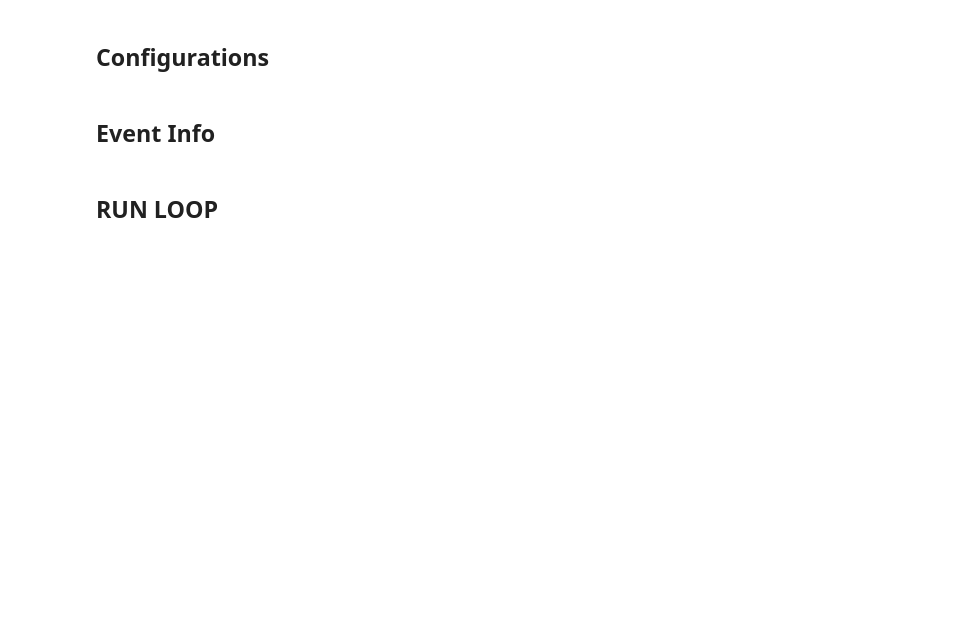
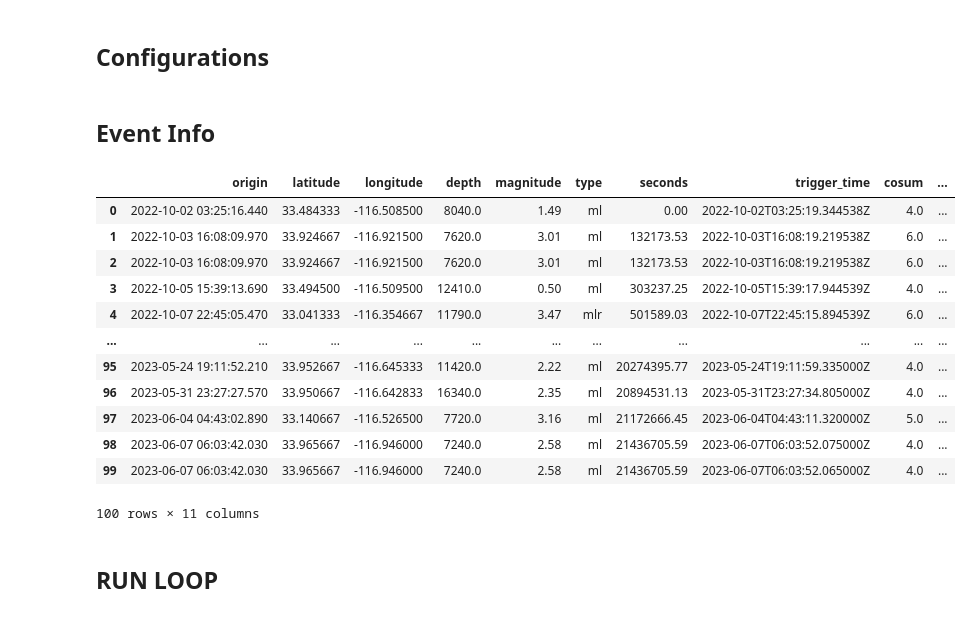
Before and after one commit to andbrocode/notebooks2, a Jupyter notebook: BSPF/BSPF_eventplots_auto.ipynb, the cells around one changed output. Cells and saved outputs as stored; diff of their text form; code cells hidden in the pictures; blank space fills up the shorter version.

```diff
--- a/BSPF/BSPF_eventplots_auto.ipynb
+++ b/BSPF/BSPF_eventplots_auto.ipynb
@@ -276,18 +202,27 @@ config = {}
 # %%
+config = {}
+
 ## location of BSPF
 config['BSPF_lon'] = -116.455439
 config['BSPF_lat'] = 33.610643
 
 ## path for figures to store
-config['outpath_figs'] = data_path+"BSPF/figures/extended/"
-config['outpath_figs'] = data_path+"BSPF/triggered2/"
+config['outpath_figs'] = data_path+"BSPF/figures/triggered_all/"
 
-## blueSeis sensor
+## path for output data
+config['outpath_data'] = data_path+"BSPF/data/"
+
+## blueSeis sensor (@200Hz)
 config['seed_blueseis'] = "PY.BSPF..HJ*"
 
-## Trillium 240 next to BlueSeis on Pier
-config['seed_seismometer'] = "II.PFO.10.BH*"
-# config['seed_seismometer'] = "PY.BSPF..HH*"
+## Trillium 240 next to BlueSeis on Pier (@40Hz)
+config['seed_seismometer1'] = "II.PFO.10.BH*"
+
+## STS2 next to BlueSeis (@200Hz)
+config['seed_seismometer2'] = "PY.PFOIX..HH*"
+
+config['path_to_catalog'] = data_path+"BSPF/data/catalogs/"
+config['catalog'] = "BSPF_catalog_20221001_20230615_triggered.pkl"
 # %% [markdown]
 ## Event Info
 # %%
@@ -296,4 +230,20 @@ events = pd.read_pickle(data_path+"BSPF/data/BSPF_event_catalog_extended_all.pkl
 
 events.reset_index(inplace=True)
 events.rename(columns = {'index':'origin'}, inplace = True)
+# %%
+events
+# %% [output]
+|  | origin | latitude | longitude | depth | magnitude | type | seconds | trigger_time | cosum | ... |
+| 0 | 2022-10-02 03:25:16.440 | 33.484333 | -116.508500 | 8040.0 | 1.49 | ml | 0.00 | 2022-10-02T03:25:19.344538Z | 4.0 | ... |
+| 1 | 2022-10-03 16:08:09.970 | 33.924667 | -116.921500 | 7620.0 | 3.01 | ml | 132173.53 | 2022-10-03T16:08:19.219538Z | 6.0 | ... |
+| 2 | 2022-10-03 16:08:09.970 | 33.924667 | -116.921500 | 7620.0 | 3.01 | ml | 132173.53 | 2022-10-03T16:08:19.219538Z | 6.0 | ... |
+| 3 | 2022-10-05 15:39:13.690 | 33.494500 | -116.509500 | 12410.0 | 0.50 | ml | 303237.25 | 2022-10-05T15:39:17.944539Z | 4.0 | ... |
+| 4 | 2022-10-07 22:45:05.470 | 33.041333 | -116.354667 | 11790.0 | 3.47 | mlr | 501589.03 | 2022-10-07T22:45:15.894539Z | 6.0 | ... |
+| ... | ... | ... | ... | ... | ... | ... | ... | ... | ... | ... |
+| 95 | 2023-05-24 19:11:52.210 | 33.952667 | -116.645333 | 11420.0 | 2.22 | ml | 20274395.77 | 2023-05-24T19:11:59.335000Z | 4.0 | ... |
+| 96 | 2023-05-31 23:27:27.570 | 33.950667 | -116.642833 | 16340.0 | 2.35 | ml | 20894531.13 | 2023-05-31T23:27:34.805000Z | 4.0 | ... |
+| 97 | 2023-06-04 04:43:02.890 | 33.140667 | -116.526500 | 7720.0 | 3.16 | ml | 21172666.45 | 2023-06-04T04:43:11.320000Z | 5.0 | ... |
+| 98 | 2023-06-07 06:03:42.030 | 33.965667 | -116.946000 | 7240.0 | 2.58 | ml | 21436705.59 | 2023-06-07T06:03:52.075000Z | 4.0 | ... |
+| 99 | 2023-06-07 06:03:42.030 | 33.965667 | -116.946000 | 7240.0 | 2.58 | ml | 21436705.59 | 2023-06-07T06:03:52.065000Z | 4.0 | ... |
+100 rows × 11 columns
 # %%
```
Also changed, not shown: parts of 11 cells of this notebook, 8 other files.
